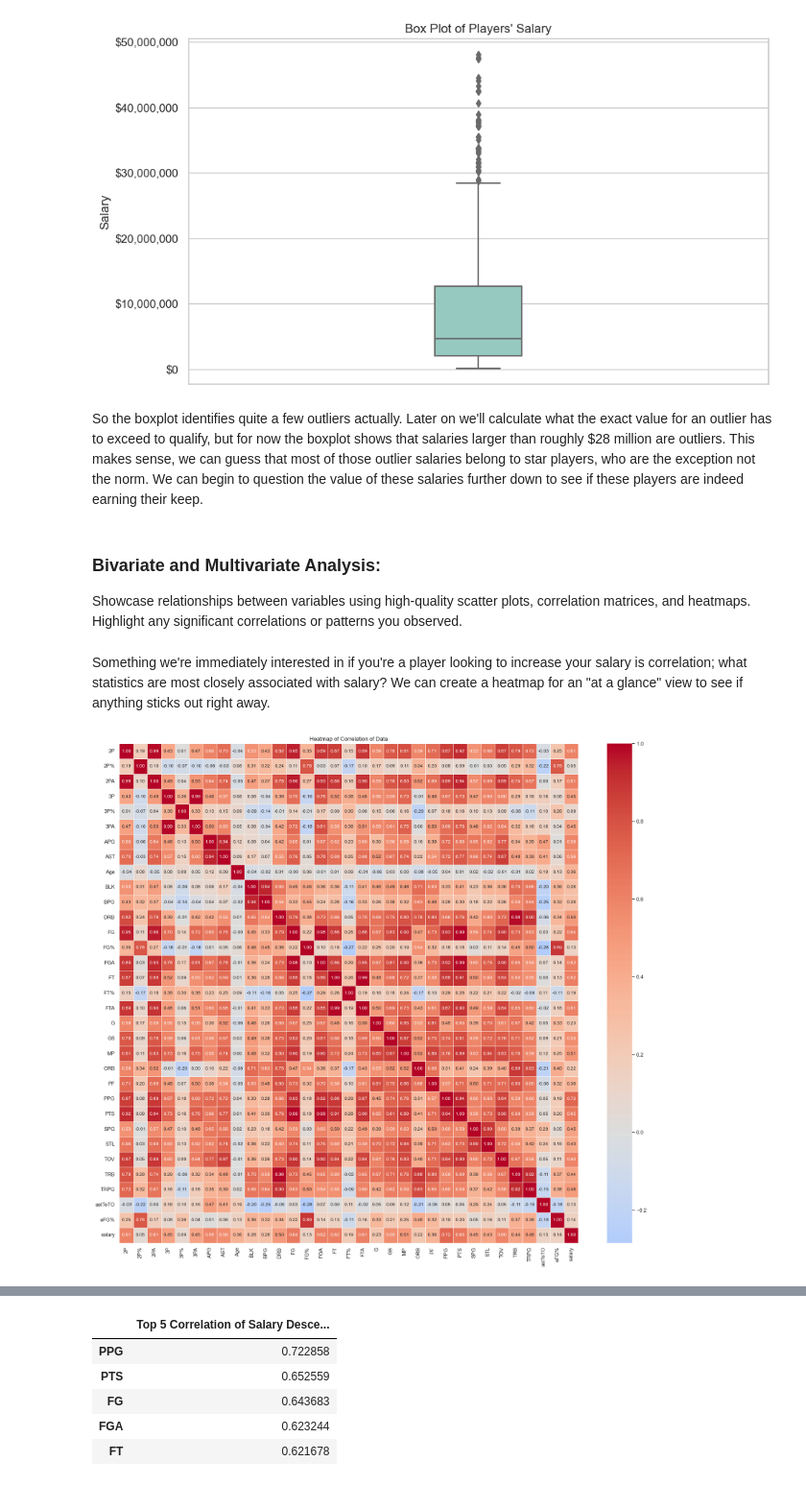
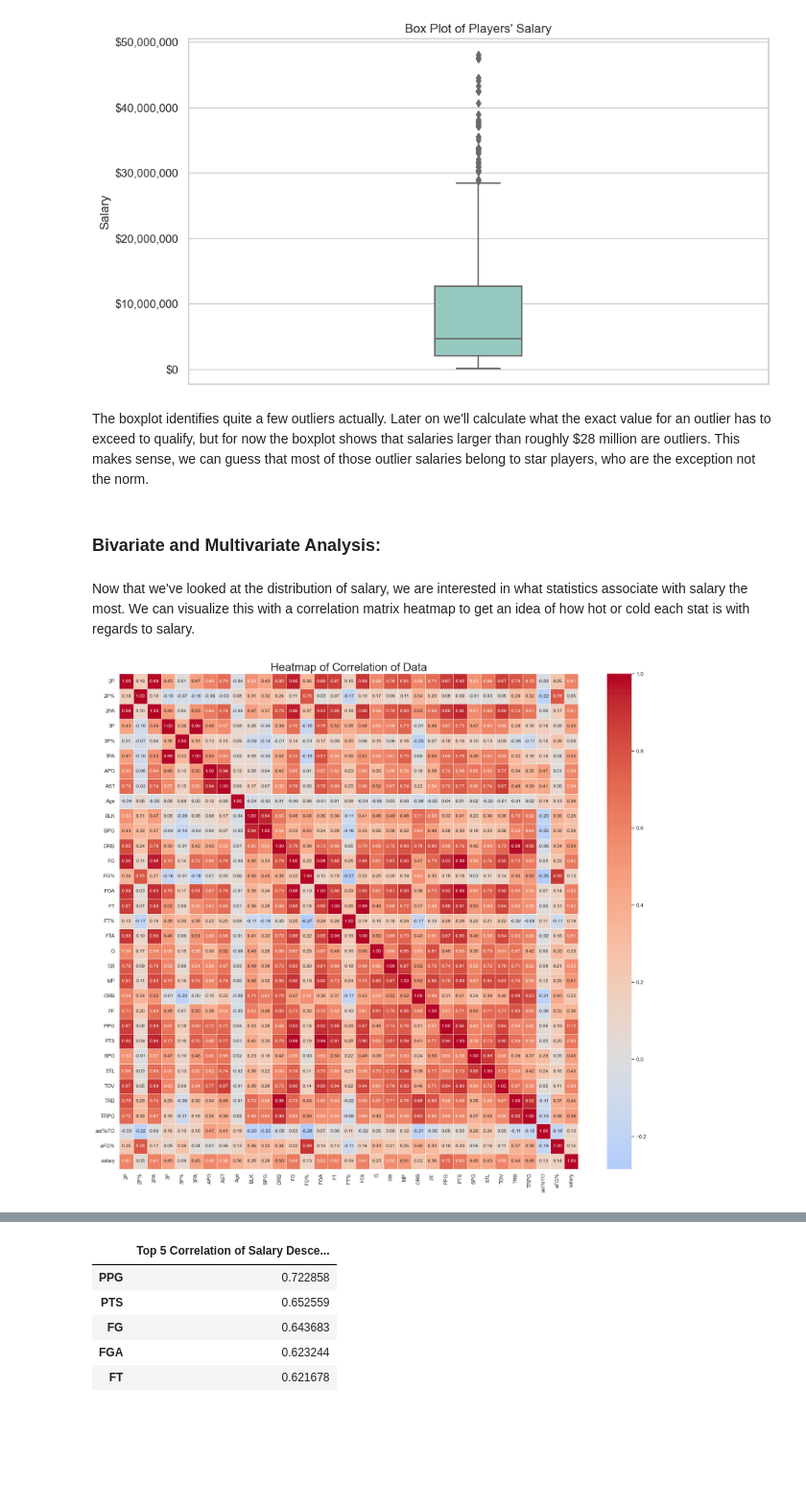
Before and after one commit to Harg-Ryan/NBA-Salary-Exploratory-Analysis-2022_23-Season, a Jupyter notebook: notebooks/NBASalaryAnalysisReport.ipynb, the cells around one changed output, grey strips where cells are left out. Shown at 96% size. Cells and saved outputs as stored; diff of their text form; code cells hidden in the pictures; blank space fills up the shorter version.

```diff
--- a/notebooks/NBASalaryAnalysisReport.ipynb
+++ b/notebooks/NBASalaryAnalysisReport.ipynb
@@ -161,26 +150,25 @@ plt.show()
 # %% [output]
 [figure]
 # %% [markdown]
-So the boxplot identifies quite a few outliers actually. Later on we'll calculate what the exact value for an outlier has to exceed to qualify, but for now the boxplot shows that salaries larger than roughly \$28 million are outliers.  This makes sense, we can guess that most of those outlier salaries belong to star players, who are the exception not the norm.  We can begin to question the value of these salaries further down to see if these players are indeed earning their keep.
+The boxplot identifies quite a few outliers actually. Later on we'll calculate what the exact value for an outlier has to exceed to qualify, but for now the boxplot shows that salaries larger than roughly \$28 million are outliers.  This makes sense, we can guess that most of those outlier salaries belong to star players, who are the exception not the norm.
-# %% [markdown]
-### Bivariate and Multivariate Analysis:
-Showcase relationships between variables using high-quality scatter plots, correlation matrices, and heatmaps. Highlight any significant correlations or patterns you observed.
-# %% [markdown]
-Something we're immediately interested in if you're a player looking to increase your salary is correlation; what statistics are most closely associated with salary? We can create a heatmap for an "at a glance" view to see if anything sticks out right away.
+# %% [markdown]
+### Bivariate and Multivariate Analysis:
+# %% [markdown]
+Now that we've looked at the distribution of salary, we are interested in what statistics associate with salary the most. We can visualize this with a correlation matrix heatmap to get an idea of how hot or cold each stat is with regards to salary.
 # %%
 # Calculate the correlation matrix
 correlation_matrix = df.drop(columns=['dollarPerMinute','dollarPerFG','dollarPerPoint'])
 correlation_matrix = correlation_matrix.corr(numeric_only=True)
 
 plt.figure(figsize=(18, 16))  # Set the figure size
 
 # Create the heatmap of correlation matrix with improved layout
 sns.heatmap(correlation_matrix, annot=True, fmt=".2f", cmap="coolwarm", center=0,
             linewidths=0.5, annot_kws={"size": 10})
 
 # Set title
-plt.title("Heatmap of Correlation of Data")
+plt.title("Heatmap of Correlation of Data", size=24)
 plt.tight_layout()  # Improve layout
 plt.show()
 # %% [output]
-[figure, old version]
+[figure, new version]
```
Also changed, not shown: parts of 30 cells of this notebook, 1 other file.
